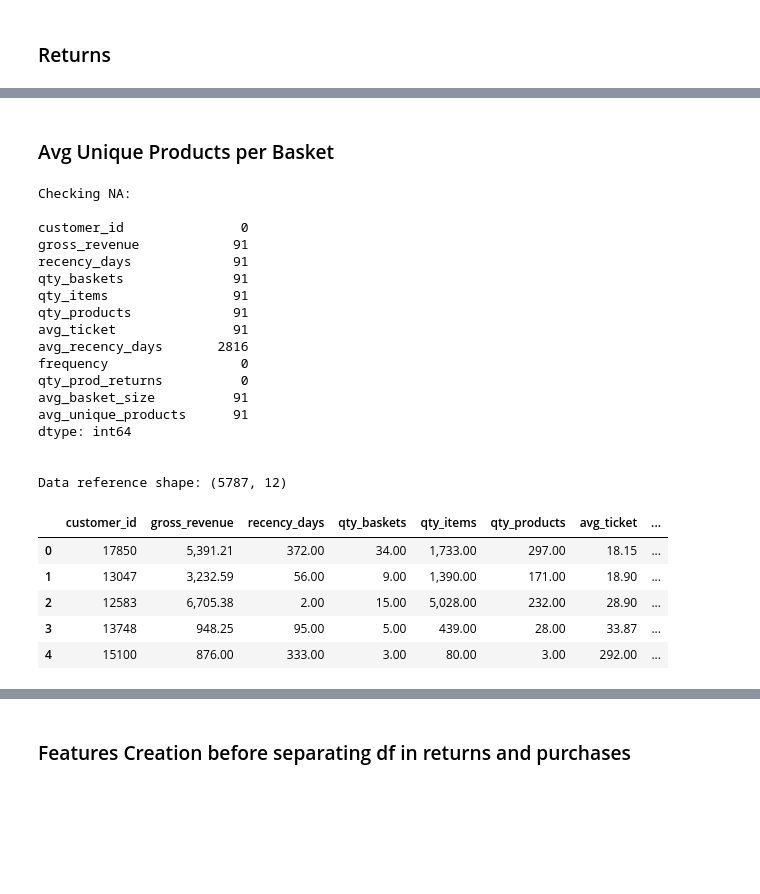
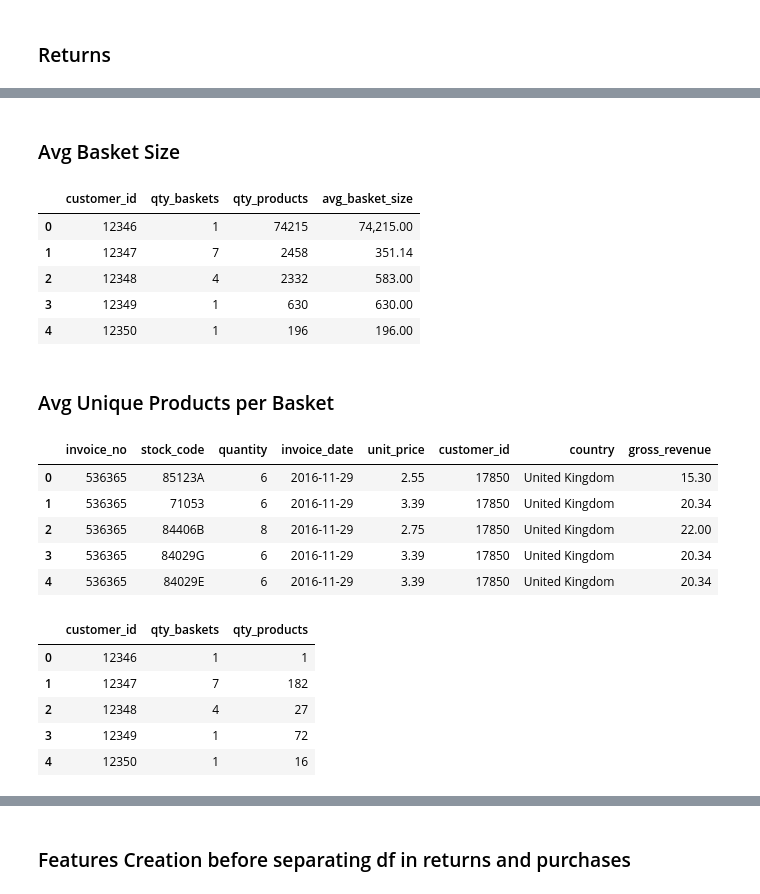
Before and after one commit to marianaborgal/P005_CustomerClustering, a Jupyter notebook: notebooks/c0.4-mba-live31-Feature-Engineering-I.ipynb, the cells around one changed output, grey strips where cells are left out. Saved outputs shown, nothing was run; the diff lists cells and outputs as text; code cells hidden in the pictures; blank space fills up the shorter version.

```diff
--- a/notebooks/c0.4-mba-live31-Feature-Engineering-I.ipynb
+++ b/notebooks/c0.4-mba-live31-Feature-Engineering-I.ipynb
@@ -830,48 +730,51 @@ Data reference shape: (5787, 11)
+# %% [markdown]
+### Avg Basket Size
+# %%
+# === AVG BASKET SIZE - average sum of 'quantity' per 'invoice_no'
+
+# grouping by 'customer_id', counting unique 'invoice_no' and the sum of 'quantity'
+df_basket_size = ( df2_purchases.loc [:, ['customer_id', 'invoice_no', 'quantity']].groupby('customer_id')
+                                                                                   .agg( qty_baskets = ('invoice_no', 'nunique'),
+                                                                                         qty_products = ('quantity', 'sum') )
+                                                                                    .reset_index() )
+
+df_basket_size['avg_basket_size'] = df_basket_size['qty_products'] / df_basket_size['qty_baskets']
+
+df_basket_size.head()
+# %% [output]
+|  | customer_id | qty_baskets | qty_products | avg_basket_size |
+| 0 | 12346 | 1 | 74215 | 74,215.00 |
+| 1 | 12347 | 7 | 2458 | 351.14 |
+| 2 | 12348 | 4 | 2332 | 583.00 |
+| 3 | 12349 | 1 | 630 | 630.00 |
+| 4 | 12350 | 1 | 196 | 196.00 |
 # %% [markdown]
 ### Avg Unique Products per Basket
+# %%
+df2_purchases.head()
+# %% [output]
+|  | invoice_no | stock_code | quantity | invoice_date | unit_price | customer_id | country | gross_revenue |
+| 0 | 536365 | 85123A | 6 | 2016-11-29 | 2.55 | 17850 | United Kingdom | 15.30 |
+| 1 | 536365 | 71053 | 6 | 2016-11-29 | 3.39 | 17850 | United Kingdom | 20.34 |
+| 2 | 536365 | 84406B | 8 | 2016-11-29 | 2.75 | 17850 | United Kingdom | 22.00 |
+| 3 | 536365 | 84029G | 6 | 2016-11-29 | 3.39 | 17850 | United Kingdom | 20.34 |
+| 4 | 536365 | 84029E | 6 | 2016-11-29 | 3.39 | 17850 | United Kingdom | 20.34 |
 # %%
 # === AVG UNIQUE PRODUCTS PER BASKET - average quantity of unique 'stock_code' per basket
 
 # grouping by 'customer_id', counting unique 'invoice_no' and counting unique 'stock_code'
 df_avg_unique_products = ( df2_purchases.loc [:, ['customer_id', 'invoice_no', 'stock_code']].groupby('customer_id')
-                                                                                            .agg( qty_baskets_up = ('invoice_no', 'nunique'),
-                                                                                                  qty_unique_products_up = ('stock_code', 'count') )
+                                                                                            .agg( qty_baskets = ('invoice_no', 'nunique'),
+                                                                                                  qty_products = ('stock_code', 'count') )
                                                                                             .reset_index() )
-# calculating avg unique products per basket
-df_avg_unique_products['avg_unique_products'] = df_avg_unique_products['qty_unique_products_up'] / df_avg_unique_products['qty_baskets_up']
+
 
 
 df_avg_unique_products.head()
-
-
-# === merging dataframes
-df_ref = pd.merge(df_ref, df_avg_unique_products[['customer_id', 'avg_unique_products']], on='customer_id', how='left')
-print('Checking NA:\n')
-print(df_ref.isna().sum(),'\n\n')
-print('Data reference shape:', df_ref.shape)
-df_ref.head()
 # %% [output]
-Checking NA:
-
-customer_id               0
-gross_revenue            91
-recency_days             91
-qty_baskets              91
-qty_items                91
-qty_products             91
-avg_ticket               91
-avg_recency_days       2816
-frequency                 0
-qty_prod_returns          0
-avg_basket_size          91
-avg_unique_products      91
-dtype: int64
-
-
-Data reference shape: (5787, 12)
-|  | customer_id | gross_revenue | recency_days | qty_baskets | qty_items | qty_products | avg_ticket | ... |
-| 0 | 17850 | 5,391.21 | 372.00 | 34.00 | 1,733.00 | 297.00 | 18.15 | ... |
-| 1 | 13047 | 3,232.59 | 56.00 | 9.00 | 1,390.00 | 171.00 | 18.90 | ... |
-| 2 | 12583 | 6,705.38 | 2.00 | 15.00 | 5,028.00 | 232.00 | 28.90 | ... |
-| 3 | 13748 | 948.25 | 95.00 | 5.00 | 439.00 | 28.00 | 33.87 | ... |
-| 4 | 15100 | 876.00 | 333.00 | 3.00 | 80.00 | 3.00 | 292.00 | ... |
+|  | customer_id | qty_baskets | qty_products |
+| 0 | 12346 | 1 | 1 |
+| 1 | 12347 | 7 | 182 |
+| 2 | 12348 | 4 | 27 |
+| 3 | 12349 | 1 | 72 |
+| 4 | 12350 | 1 | 16 |
```
Also changed, not shown: parts of 23 cells of this notebook, 9 other files.
